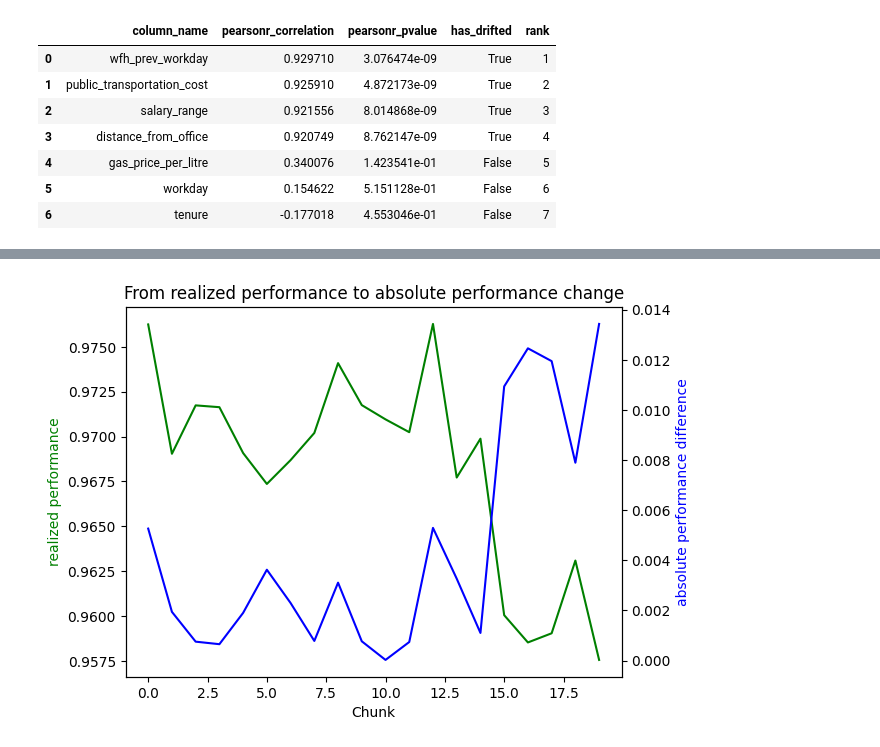
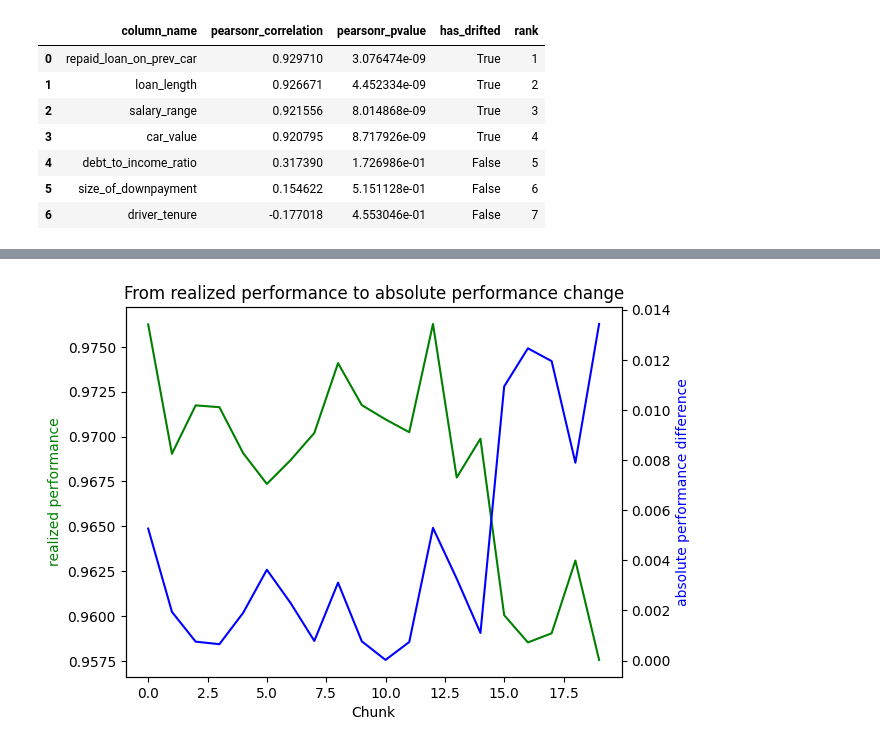
Before and after one commit to NannyML/nannyml, a Jupyter notebook: docs/example_notebooks/How it Works - Ranking.ipynb, the cells around one changed output, grey strips where cells are left out. Drawn from its saved outputs; the diff is of its cells as text; code cells hidden in the pictures.

```diff
--- a/docs/example_notebooks/How it Works - Ranking.ipynb
+++ b/docs/example_notebooks/How it Works - Ranking.ipynb
@@ -1,17 +1,14 @@
 # %%
 import nannyml as nml
-import pandas as pd
 import matplotlib.pyplot as plt
 from IPython.display import display
 
-reference_df = nml.load_synthetic_binary_classification_dataset()[0]
-analysis_df = nml.load_synthetic_binary_classification_dataset()[1]
-analysis_target_df = nml.load_synthetic_binary_classification_dataset()[2]
-analysis_df = analysis_df.merge(analysis_target_df, on='identifier')
+reference_df, analysis_df, analysis_target_df = nml.load_synthetic_car_loan_dataset()
+
+analysis_df = analysis_df.merge(analysis_target_df, left_index=True, right_index=True)
 
 column_names = [
-    'distance_from_office', 'salary_range', 'gas_price_per_litre',
-    'wfh_prev_workday', 'workday', 'tenure', 'public_transportation_cost',
+    'car_value', 'salary_range', 'debt_to_income_ratio', 'loan_length', 'repaid_loan_on_prev_car', 'size_of_downpayment', 'driver_tenure',
 ]
 univ_calc = nml.UnivariateDriftCalculator(
     column_names=column_names,
@@ -19,41 +16,41 @@ univ_calc = nml.UnivariateDriftCalculator(
     continuous_methods=['jensen_shannon'],
     categorical_methods=['jensen_shannon'],
     chunk_size=5000
 )
 
 univ_calc.fit(reference_df)
 univariate_results = univ_calc.calculate(analysis_df)
 
 realized_calc = nml.PerformanceCalculator(
     y_pred_proba='y_pred_proba',
     y_pred='y_pred',
-    y_true='work_home_actual',
+    y_true='repaid',
     timestamp_column_name='timestamp',
     problem_type='classification_binary',
     metrics=['roc_auc'],
     chunk_size=5000)
 realized_calc.fit(reference_df)
 realized_perf_results = realized_calc.calculate(analysis_df)
 
 ranker = nml.CorrelationRanker()
 # ranker fits on one metric and reference period data only
 ranker.fit(
     realized_perf_results.filter(period='reference'))
 # ranker ranks on one drift method and one performance metric
 correlation_ranked_features = ranker.rank(
     univariate_results,
     realized_perf_results,
     only_drifting = False)
 display(correlation_ranked_features)
 # %% [output]
 |  | column_name | pearsonr_correlation | pearsonr_pvalue | has_drifted | rank |
-| 0 | wfh_prev_workday | 0.929710 | 3.076474e-09 | True | 1 |
-| 1 | public_transportation_cost | 0.925910 | 4.872173e-09 | True | 2 |
+| 0 | repaid_loan_on_prev_car | 0.929710 | 3.076474e-09 | True | 1 |
+| 1 | loan_length | 0.926671 | 4.452334e-09 | True | 2 |
 | 2 | salary_range | 0.921556 | 8.014868e-09 | True | 3 |
-| 3 | distance_from_office | 0.920749 | 8.762147e-09 | True | 4 |
-| 4 | gas_price_per_litre | 0.340076 | 1.423541e-01 | False | 5 |
-| 5 | workday | 0.154622 | 5.151128e-01 | False | 6 |
-| 6 | tenure | -0.177018 | 4.553046e-01 | False | 7 |
+| 3 | car_value | 0.920795 | 8.717926e-09 | True | 4 |
+| 4 | debt_to_income_ratio | 0.317390 | 1.726986e-01 | False | 5 |
+| 5 | size_of_downpayment | 0.154622 | 5.151128e-01 | False | 6 |
+| 6 | driver_tenure | -0.177018 | 4.553046e-01 | False | 7 |
 # %%
 print(correlation_ranked_features.to_markdown(tablefmt="grid"))
 # %% [output]
```
Also changed, not shown: parts of 5 cells of this notebook, 3 other files.
